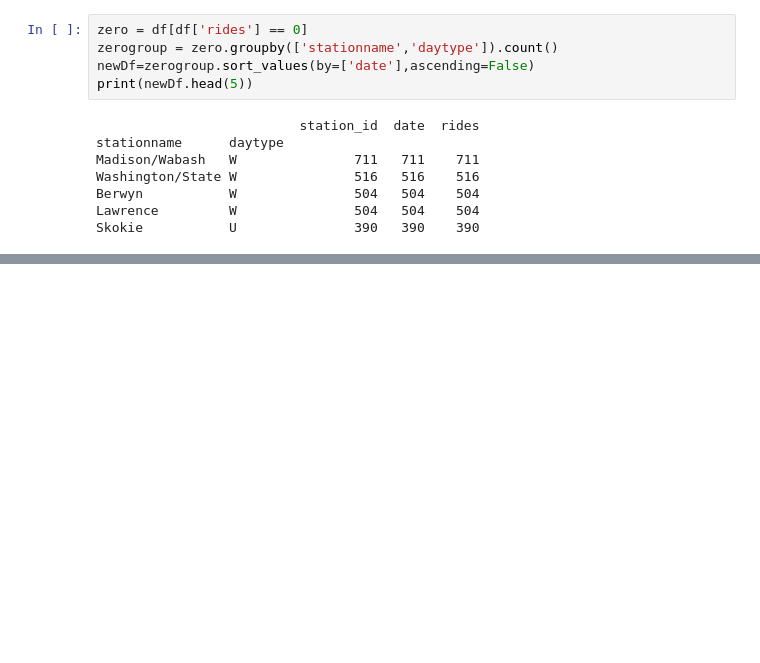
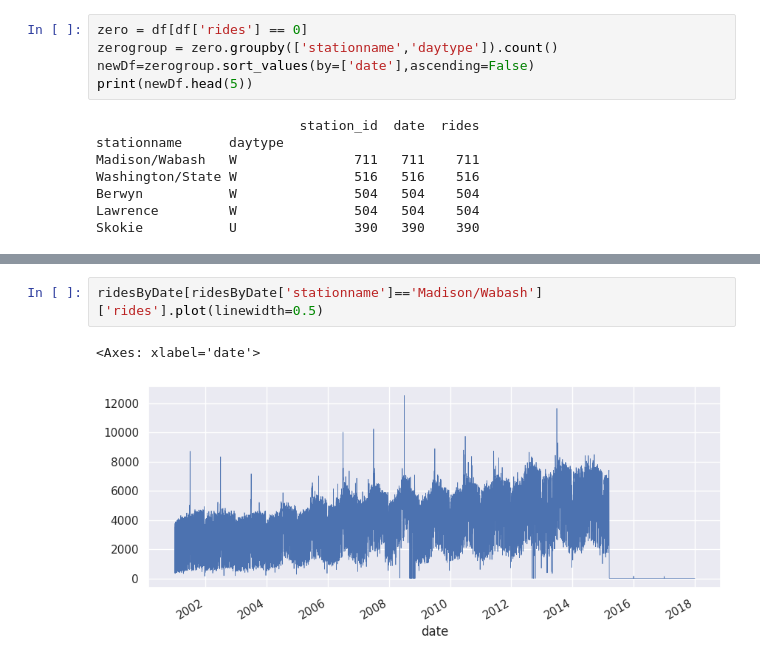
Before and after one commit to Sinchiguano/chicagoUniversity, a Jupyter notebook: Lecture_1b_Data_Exploration.ipynb, the cells around one changed output, grey strips where cells are left out. Saved outputs shown, nothing was run; the diff lists cells and outputs as text; blank space fills up the shorter version.

```diff
--- a/Lecture_1b_Data_Exploration.ipynb
+++ b/Lecture_1b_Data_Exploration.ipynb
@@ -131,0 +363,5 @@ Skokie           U               390   390    390
+# %%
+ridesByDate[ridesByDate['stationname']=='Madison/Wabash']['rides'].plot(linewidth=0.5)
+# %% [output]
+<Axes: xlabel='date'>
+[figure, added]
```
Also changed, not shown: parts of 12 cells of this notebook.
